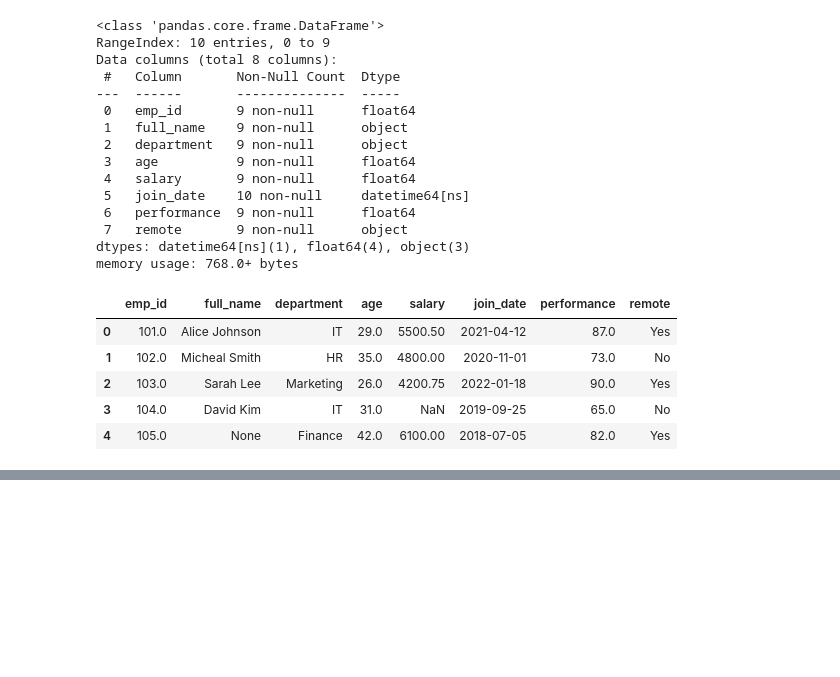
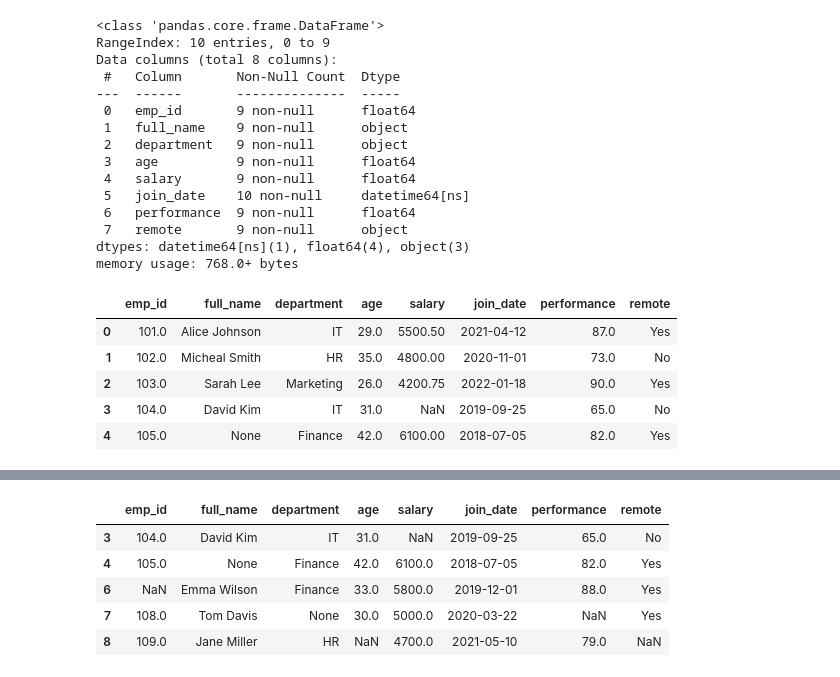
Before and after one commit to OIC-Hub/data-science-class-2, a Jupyter notebook: employee_dataset.ipynb, the cells around one changed output, grey strips where cells are left out. Drawn from its saved outputs; the diff is of its cells as text; code cells hidden in the pictures; blank space fills up the shorter version.

```diff
--- a/employee_dataset.ipynb
+++ b/employee_dataset.ipynb
@@ -380,0 +400,9 @@ df.head()
+# %%
+df[df.isnull().any(axis=1)]
+# %% [output]
+|  | emp_id | full_name | department | age | salary | join_date | performance | remote |
+| 3 | 104.0 | David Kim | IT | 31.0 | NaN | 2019-09-25 | 65.0 | No |
+| 4 | 105.0 | None | Finance | 42.0 | 6100.0 | 2018-07-05 | 82.0 | Yes |
+| 6 | NaN | Emma Wilson | Finance | 33.0 | 5800.0 | 2019-12-01 | 88.0 | Yes |
+| 7 | 108.0 | Tom Davis | None | 30.0 | 5000.0 | 2020-03-22 | NaN | Yes |
+| 8 | 109.0 | Jane Miller | HR | NaN | 4700.0 | 2021-05-10 | 79.0 | NaN |
```
Also changed, not shown: parts of 17 cells of this notebook.
